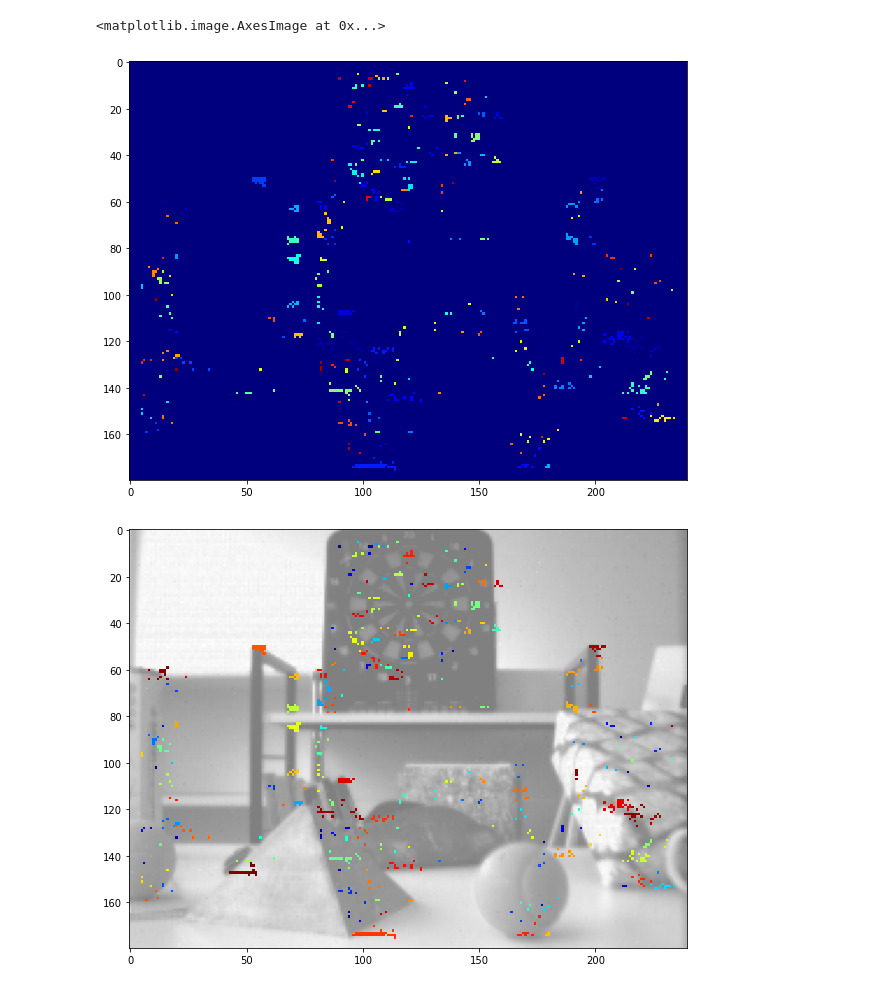
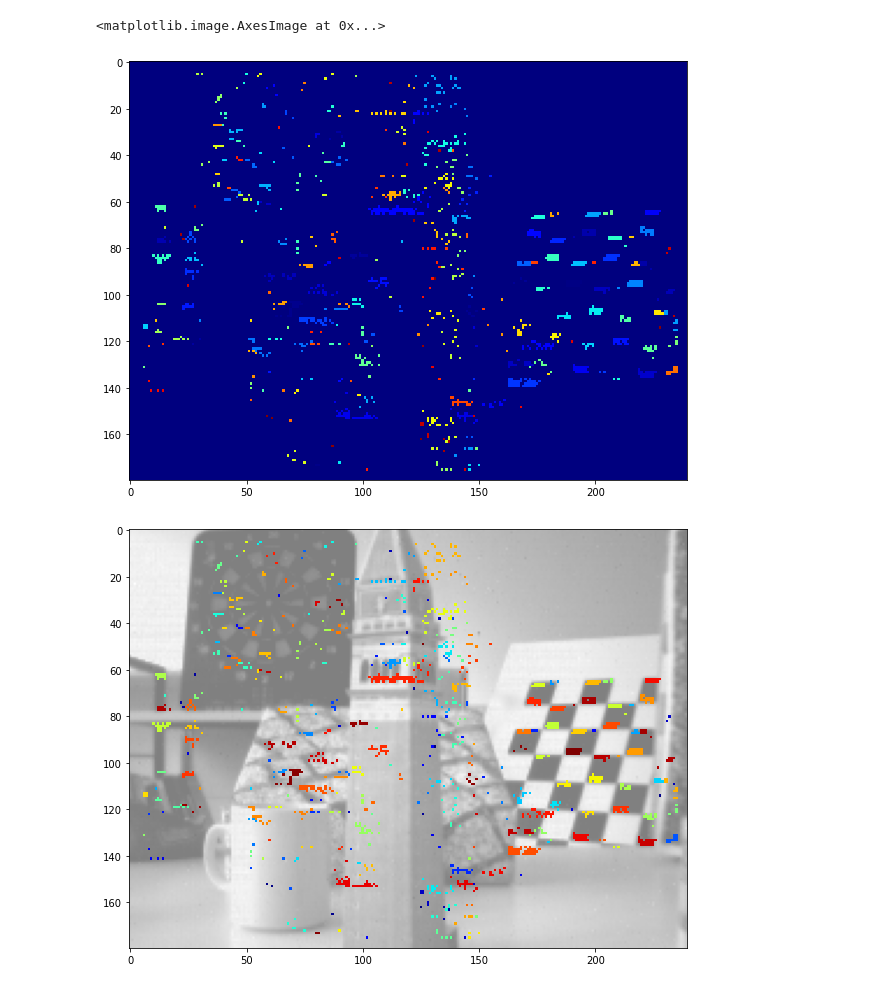
Before and after one commit to stefanochi/depth, a Jupyter notebook: pure_python_evaluation/feature_tracking/tracking.ipynb, the cells around one changed output. Drawn from its saved outputs; the diff is of its cells as text; code cells hidden in the pictures.

```diff
--- a/pure_python_evaluation/feature_tracking/tracking.ipynb
+++ b/pure_python_evaluation/feature_tracking/tracking.ipynb
@@ -10,7 +10,7 @@ import matplotlib.pyplot as plt
 # %%
 events = np.loadtxt(path + "data/slider-depth/processed/events_corner_filt_ref.txt")
 # %%
-time_range = [1.4, 1.5]
+time_range = [2.6, 2.7]
 idx_range = [np.searchsorted(events[:,0], time_range[0]), np.searchsorted(events[:,0], time_range[1])]
 events_time = events[idx_range[0]:idx_range[1], :]
 # %%
@@ -87,18 +87,18 @@ plt.figure(figsize=(10, 10))
 plt.imshow(img, cmap="jet", interpolation="none")
 # %% [output]
 <matplotlib.image.AxesImage at 0x...>
-[figure, old version]
+[figure, new version]
 # %%
-img_grey = plt.imread(path + "data/slider-depth/images/frame_00000039.png")
+img_grey = plt.imread(path + "data/slider-depth/images/frame_00000070.png")
 
 time_diff_m = np.ma.masked_where(img <= 0, img)
 
 plt.figure(figsize=(10, 10))
 plt.imshow(img_grey, cmap="gray", alpha=0.5)
 m = plt.imshow(time_diff_m, interpolation="none", cmap="jet_r")
 #plt.colorbar(mappable=m)
 # %% [output]
-[figure, old version]
+[figure, new version]
 # %%
 corner_dict = {}
 for e in events_id:
```
Also changed, not shown: parts of 15 cells of this notebook, 38 other files.
